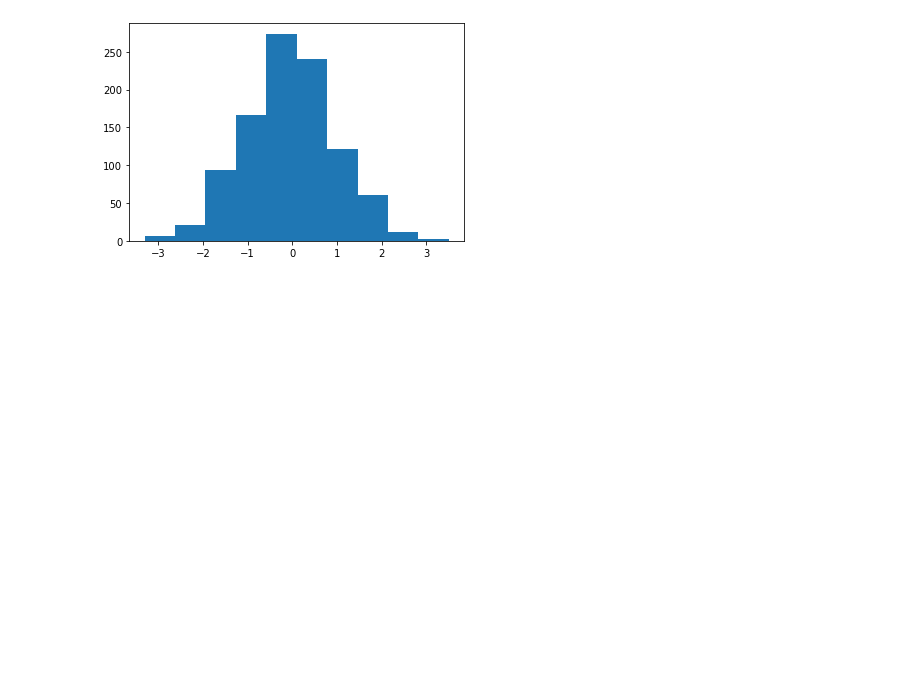
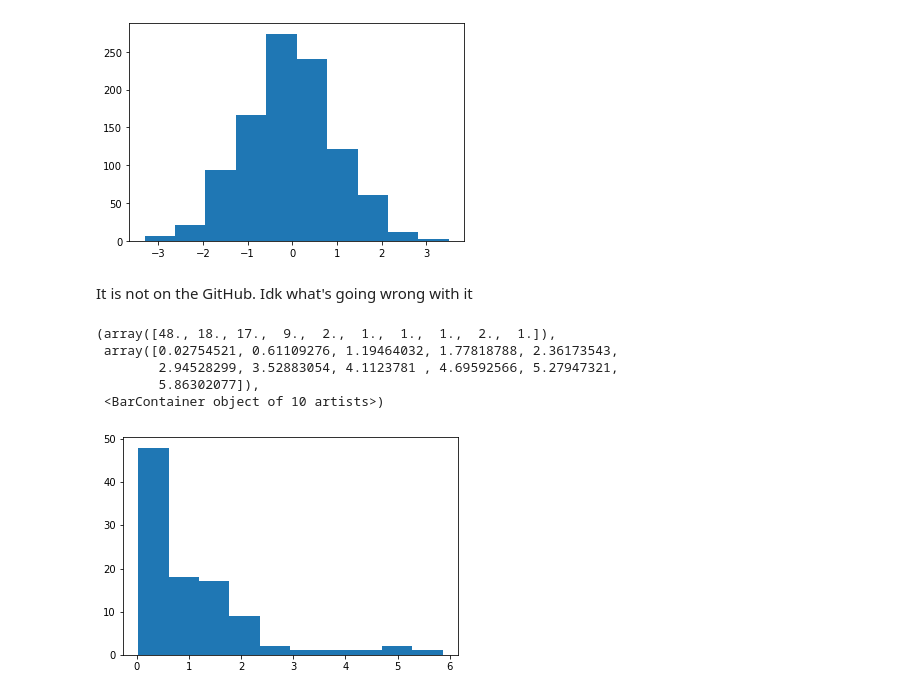
Before and after one commit to Jayshil/hello-world, a Jupyter notebook: 1.ipynb, the cells around one changed output. Cells and saved outputs as stored; diff of their text form; code cells hidden in the pictures; blank space fills up the shorter version.

```diff
--- a/1.ipynb
+++ b/1.ipynb
@@ -29,3 +29,15 @@ plt.hist(x)
          3.50515078]),
  <BarContainer object of 10 artists>)
 [figure]
+# %% [markdown]
+It is not on the GitHub. Idk what's going wrong with it
+# %%
+cc = np.random.exponential(1,100)
+plt.hist(cc)
+# %% [output]
+(array([48., 18., 17.,  9.,  2.,  1.,  1.,  1.,  2.,  1.]),
+ array([0.02754521, 0.61109276, 1.19464032, 1.77818788, 2.36173543,
+        2.94528299, 3.52883054, 4.1123781 , 4.69592566, 5.27947321,
+        5.86302077]),
+ <BarContainer object of 10 artists>)
+[figure, added]
```
